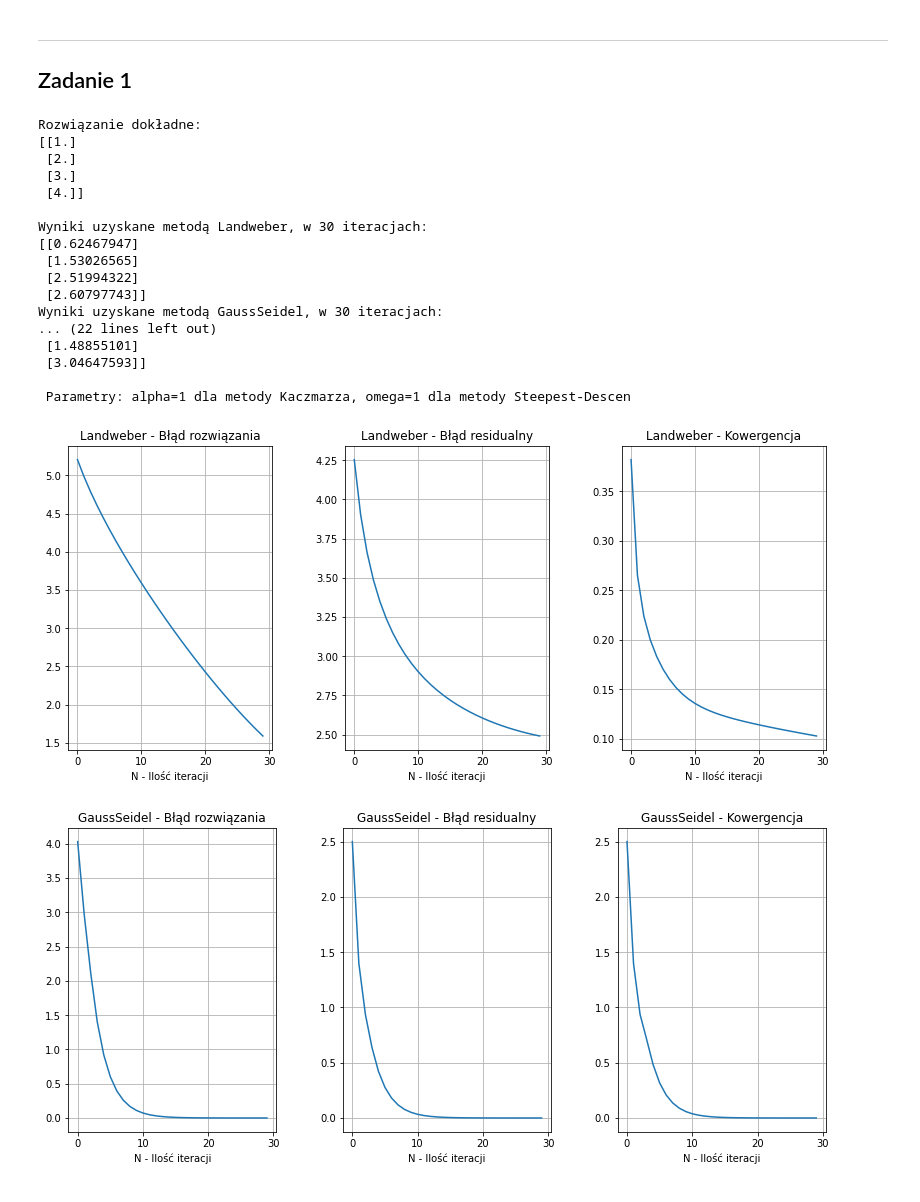
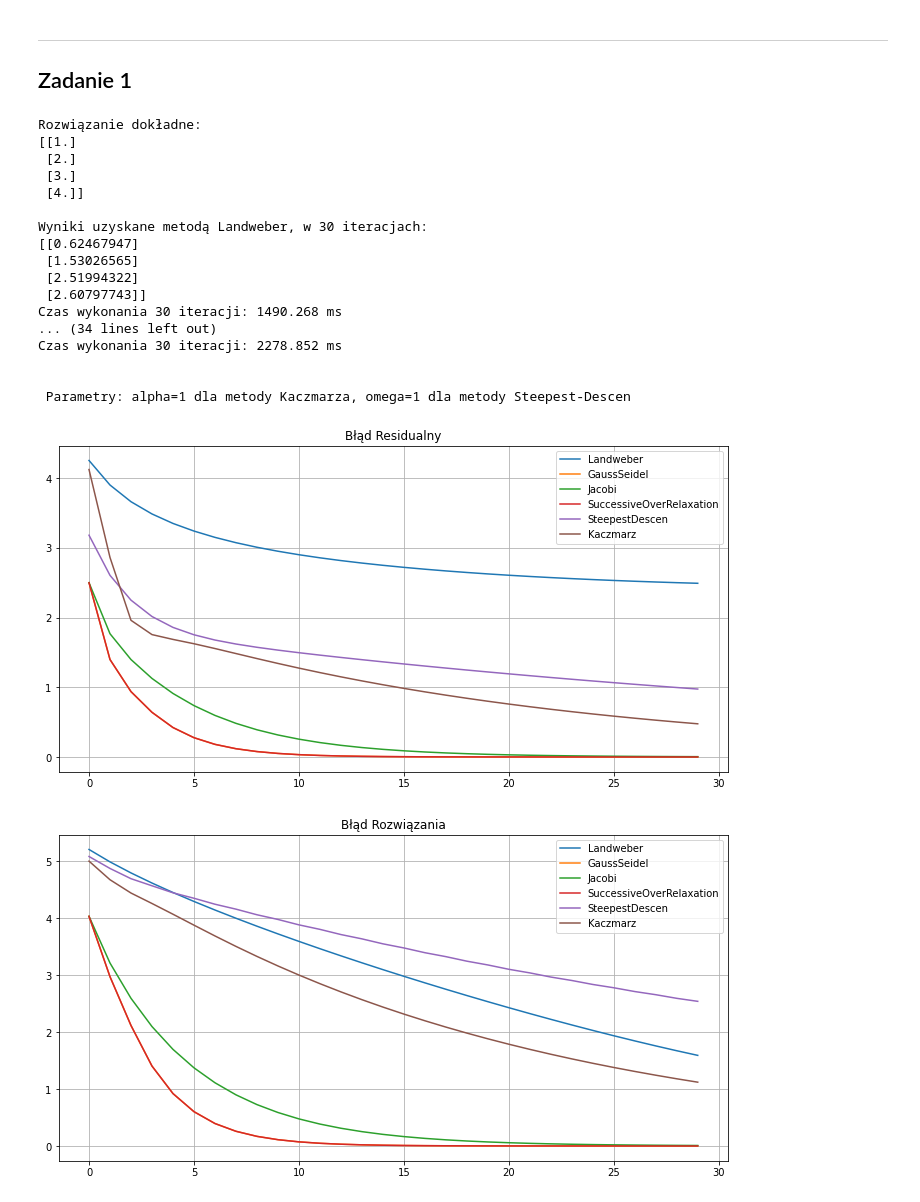
Before and after one commit to BezdzietnyAntoni/MNiO, a Jupyter notebook: List5.ipynb, the cells around one changed output. Drawn from its saved outputs; the diff is of its cells as text; code cells hidden in the pictures.

```diff
--- a/List5.ipynb
+++ b/List5.ipynb
@@ -150,8 +152,6 @@ def Kaczmarz(A, b, alp_=1, iter_ = 30):
     return x
 # %%
 def designateParameters(X,A,b,x_solve):
-    """
-    """
     error = {}
     error['Solve'] = np.linalg.norm(X-x_solve, axis=1)
     error['Residual'] = np.linalg.norm(b-A@X, axis=1)
@@ -209,3 +187,34 @@ def drawPlots(methods):
+# %%
+def drawPlots(methods, log=False):
+    for m in methods:
+        if log == False:
+            plt.plot(range(methods[m]['Value'].shape[0]),methods[m]['Error']['Residual'], label=m)
+        else:
+            plt.loglog(range(methods[m]['Value'].shape[0]),methods[m]['Error']['Residual'], label=m)
+    plt.title("Błąd Residualny")
+    plt.grid()
+    plt.legend()
+    plt.show()
+
+    for m in methods:
+        if log == False:
+            plt.plot(range(methods[m]['Value'].shape[0]),methods[m]['Error']['Solve'], label=m)
+        else:
+            plt.loglog(range(methods[m]['Value'].shape[0]),methods[m]['Error']['Solve'], label=m)
+    plt.title("Błąd Rozwiązania")
+    plt.grid()
+    plt.legend()
+    plt.show()
+
+    for m in methods:
+        if log == False:
+            plt.plot(range(methods[m]['Value'].shape[0]),methods[m]['Error']['Convergence'], label=m)
+        else:
+            plt.loglog(range(methods[m]['Value'].shape[0]),methods[m]['Error']['Convergence'], label=m)
+    plt.title("Kowergencja")
+    plt.grid()
+    plt.legend()
+    plt.show()
 # %% [markdown]
 ---
 ## Zadanie 1
@@ -218,37 +227,39 @@ b = np.array([0,0,0,5],
              dtype=np.double).reshape(4,1)
 x_solve = np.linalg.inv(A)@b
 
-iterative_methods = testAllMethods(A,b,x_solve,30)
+iterative_methods = testMethods(A,b,x_solve,30)
 
 print("Rozwiązanie dokładne:")
 print(x_solve)
 print()
 
 for m in iterative_methods:
     iter_ = iterative_methods[m]['Value'].shape[0]
     print(f"Wyniki uzyskane metodą {m}, w {iter_} iteracjach:")
     print(iterative_methods[m]['Value'][iter_-1])
+    print(f'Czas wykonania {iter_} iteracji: {iterative_methods[m]["Time"]/1000} ms')
+    print()
 
 print("\n Parametry: alpha=1 dla metody Kaczmarza, omega=1 dla metody Steepest-Descen")
 
 drawPlots(iterative_methods)
 # %% [output]
 Rozwiązanie dokładne:
 [[1.]
  [2.]
  [3.]
  [4.]]
 
 Wyniki uzyskane metodą Landweber, w 30 iteracjach:
 [[0.62467947]
  [1.53026565]
  [2.51994322]
  [2.60797743]]
-Wyniki uzyskane metodą GaussSeidel, w 30 iteracjach:
-... (22 lines left out)
- [1.48855101]
- [3.04647593]]
+Czas wykonania 30 iteracji: 1490.268 ms
+... (34 lines left out)
+Czas wykonania 30 iteracji: 2278.852 ms
+
 
  Parametry: alpha=1 dla metody Kaczmarza, omega=1 dla metody Steepest-Descen
-[figure, old version]
+[figure, new version]
-[figure, old version]
+[figure, new version]
```
Also changed, not shown: parts of 13 cells of this notebook.
